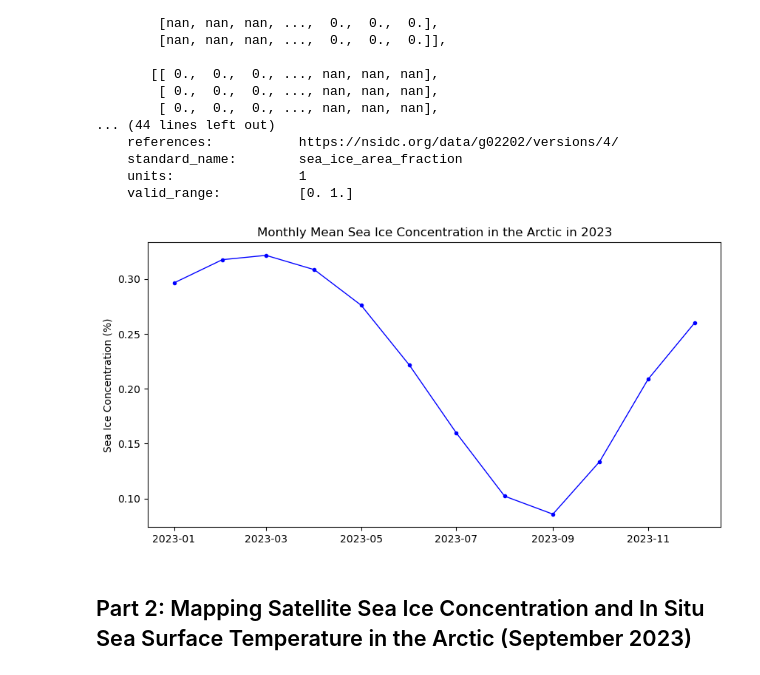
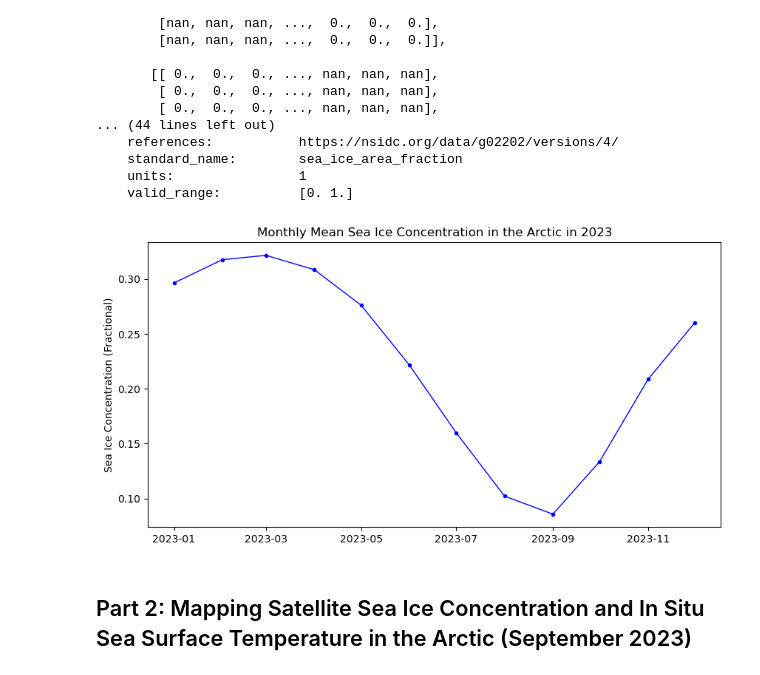
Before and after one commit to polarwatch/internship24, a Jupyter notebook: notebooks/milestone2/milestone2-practice.ipynb, the cells around one changed output. Drawn from its saved outputs; the diff is of its cells as text; code cells hidden in the pictures.

```diff
--- a/notebooks/milestone2/milestone2-practice.ipynb
+++ b/notebooks/milestone2/milestone2-practice.ipynb
@@ -169,22 +167,22 @@ array([[[ 0.,  0.,  0., ..., nan, nan, nan],
 # %%
 fig, ax = plt.subplots(figsize=(10, 5))
 
 # Calculate the spatial mean for each time step
 seaice_monthly_mean = seaice_ts.mean(dim=['ygrid', 'xgrid'])
 
 # Plot the data
 ax.plot(seaice_monthly_mean.time, seaice_monthly_mean,
         'o', markersize=3, c='blue',
         linestyle='-', linewidth=1)
 
 # Add a title and labels
 ax.set_title('Monthly Mean Sea Ice Concentration in the Arctic in 2023')
-ax.set_ylabel('Sea Ice Concentration (%)')
+ax.set_ylabel('Sea Ice Concentration (Fractional)')
 
 # Show the plot
 plt.show()
 # %% [output]
-[figure, old version]
+[figure, new version]
 # %% [markdown]
 ## Part 2: Mapping Satellite Sea Ice Concentration and In Situ Sea Surface Temperature in the Arctic (September 2023)
 # %% [markdown]
```
Also changed, not shown: parts of 6 cells of this notebook, 1 other file.
